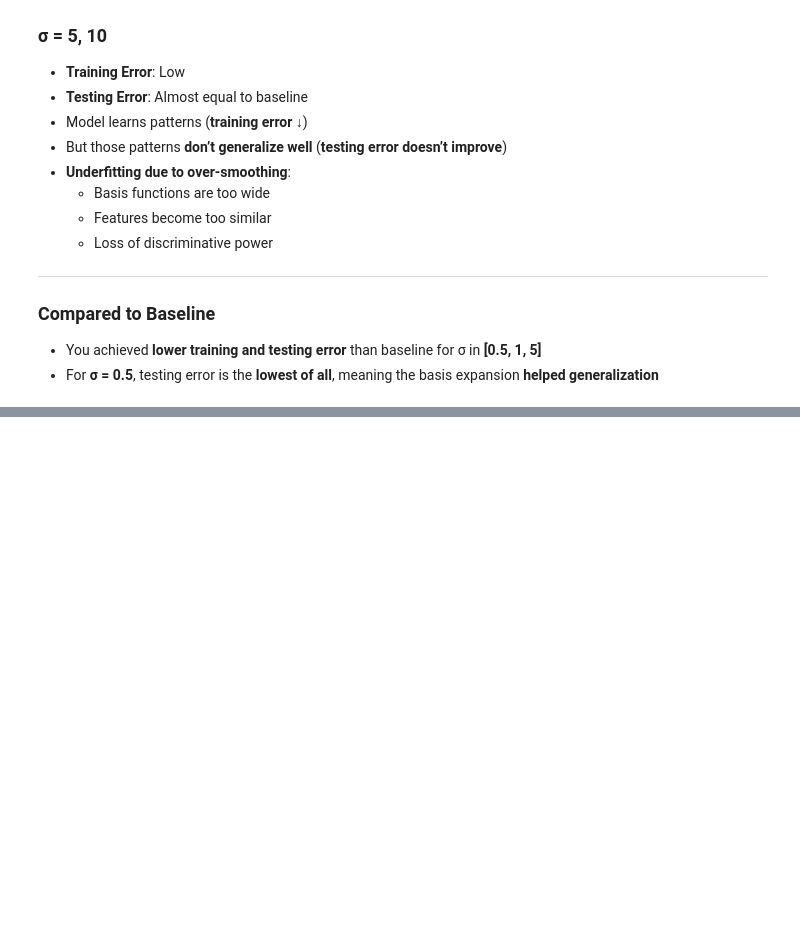
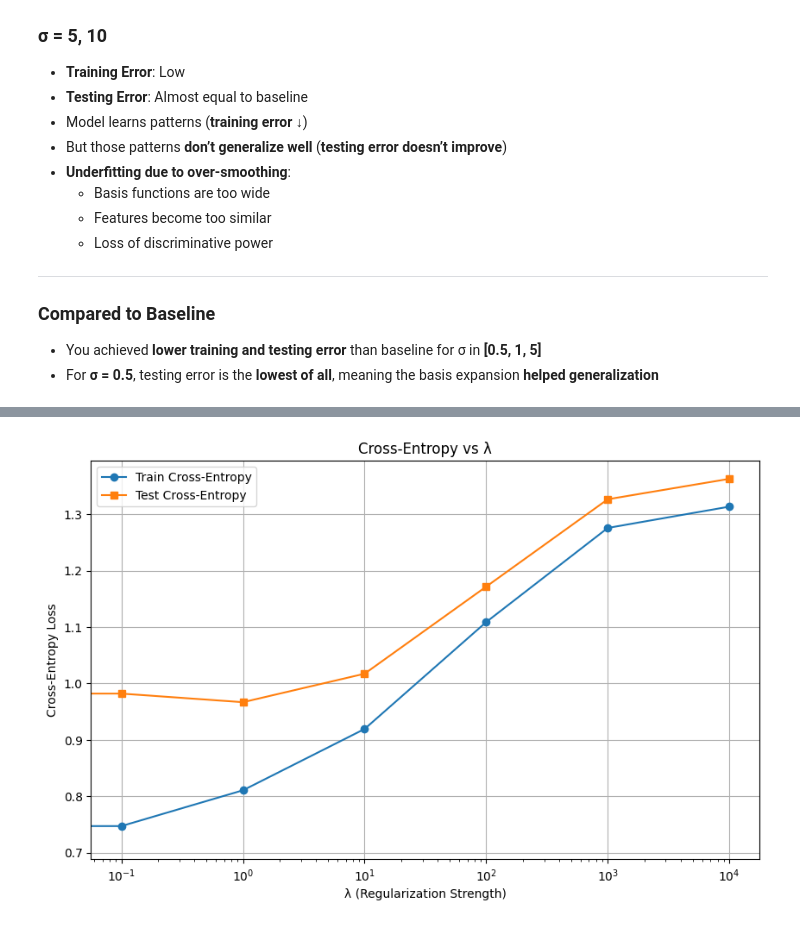
Before and after one commit to SaiJeevan25/ML_Assignment, a Jupyter notebook: ML_Assignment-1.ipynb, the cells around one changed output, grey strips where cells are left out. Saved outputs shown, nothing was run; the diff lists cells and outputs as text; code cells hidden in the pictures; blank space fills up the shorter version.

```diff
--- a/ML_Assignment-1.ipynb
+++ b/ML_Assignment-1.ipynb
@@ -492,0 +556,13 @@ plt.show()
+# %%
+plt.figure(figsize=(10, 6))
+plt.plot(lambda_values, train_errors, marker='o', label="Train Cross-Entropy")
+plt.plot(lambda_values, test_errors, marker='s', label="Test Cross-Entropy")
+plt.xscale('log')
+plt.xlabel("λ (Regularization Strength)")
+plt.ylabel("Cross-Entropy Loss")
+plt.title("Cross-Entropy vs λ")
+plt.legend()
+plt.grid(True)
+plt.show()
+# %% [output]
+[figure, added]
```
Also changed, not shown: parts of 13 cells of this notebook.
